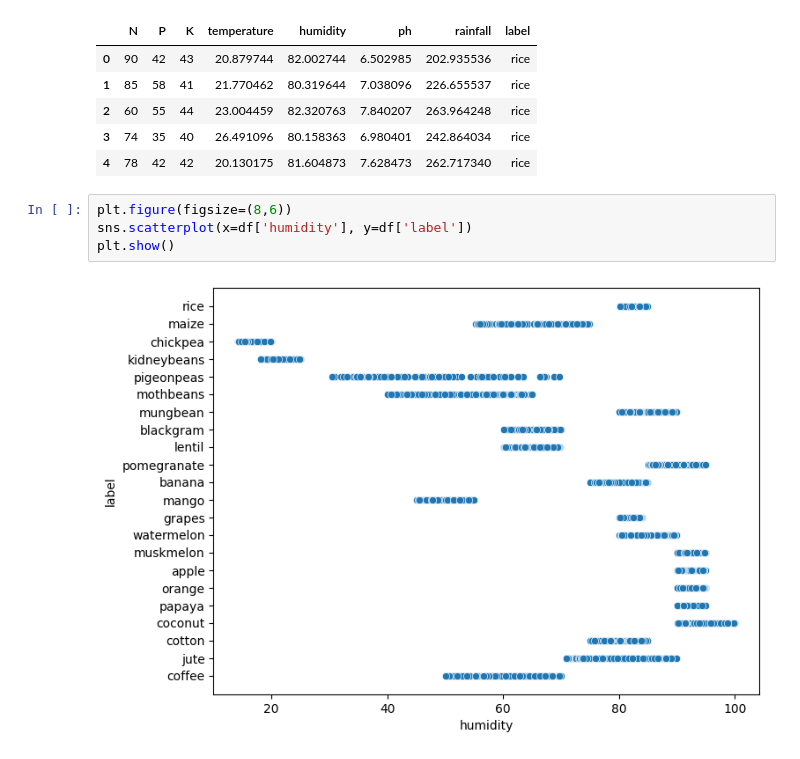
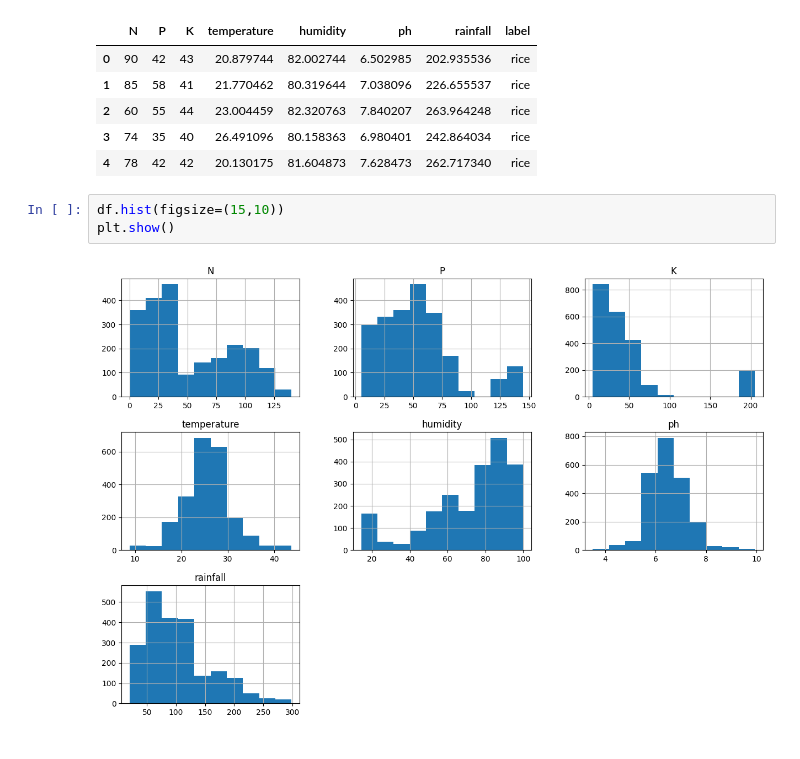
Before and after one commit to homarugvedha-chappidi/OptiCrop-Smart-Agricultural-Production-Optimization-Engine, a Jupyter notebook: TRAINING/Crop_Recommendation.ipynb, the cells around one changed output. Drawn from its saved outputs; the diff is of its cells as text.

```diff
--- a/TRAINING/Crop_Recommendation.ipynb
+++ b/TRAINING/Crop_Recommendation.ipynb
@@ -24,9 +24,8 @@ df.head()
 | 2 | 60 | 55 | 44 | 23.004459 | 82.320763 | 7.840207 | 263.964248 | rice |
 | 3 | 74 | 35 | 40 | 26.491096 | 80.158363 | 6.980401 | 242.864034 | rice |
 | 4 | 78 | 42 | 42 | 20.130175 | 81.604873 | 7.628473 | 262.717340 | rice |
-# %%
-plt.figure(figsize=(8,6))
-sns.scatterplot(x=df['humidity'], y=df['label'])
-plt.show()
-# %% [output]
-[figure, removed]
+# %%
+df.hist(figsize=(15,10))
+plt.show()
+# %% [output]
+[figure, added]
```
